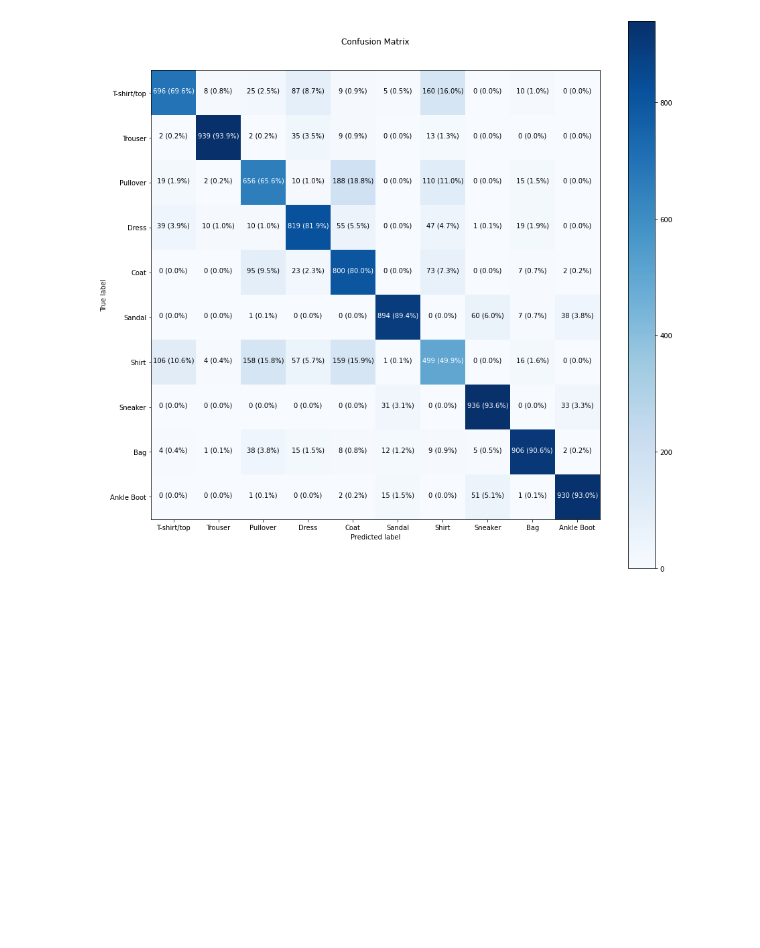
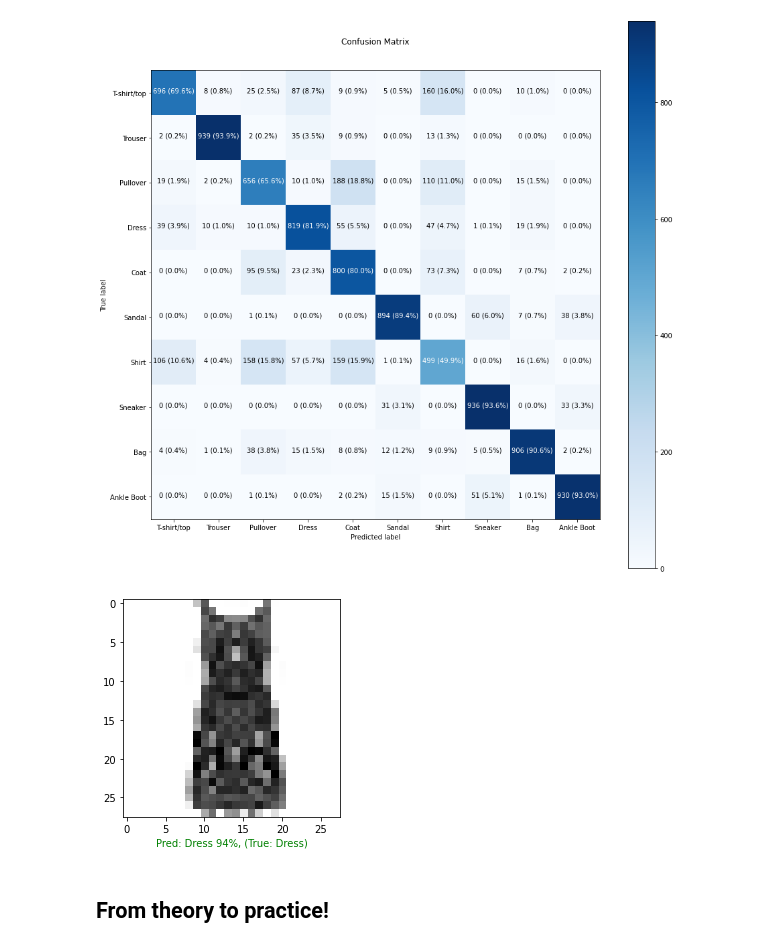
Before and after one commit to milioe/Moravec, a Jupyter notebook: 2_Classification.ipynb, the cells around one changed output. Drawn from its saved outputs; the diff is of its cells as text; code cells hidden in the pictures; blank space fills up the shorter version.

```diff
--- a/2_Classification.ipynb
+++ b/2_Classification.ipynb
@@ -1215,3 +1216,38 @@ make_confusion_matrix(y_true=test_labels,
                       text_size=10)
 # %% [output]
 [figure]
+# %%
+import random
+
+def plot_random_image(model, images, true_labels, classes):
+  # Setup random integer
+  i = random.randint(0, len(images))
+
+  # Create predictions and target
+  target_image = images[i]
+
+  pred_probs = model.predict(target_image.reshape(1,28,28)) #
+  pred_label = classes[pred_probs.argmax()] # predicion de la obs 28
+  true_label = classes[true_labels[i]] # observacion 28
+
+
+  # Plot the target image
+  plt.imshow(target_image, cmap=plt.cm.binary) # colores (binario, B/N)
+
+  # change the color of title depending on if the prediction is right or wrong
+  if pred_label == true_label:
+    color="green"
+  else:
+    color="red"
+
+
+  plt.xlabel(f"Pred: {pred_label} {100*tf.reduce_max(pred_probs):2.0f}%, (True: {true_label})", color=color)
+# %%
+plot_random_image(model=model_14,
+                  images=test_data,
+                  true_labels=test_labels,
+                  classes=class_names)
+# %% [output]
+[figure, added]
+# %% [markdown]
+## From theory to practice!
```
Also changed, not shown: parts of 20 cells of this notebook.
